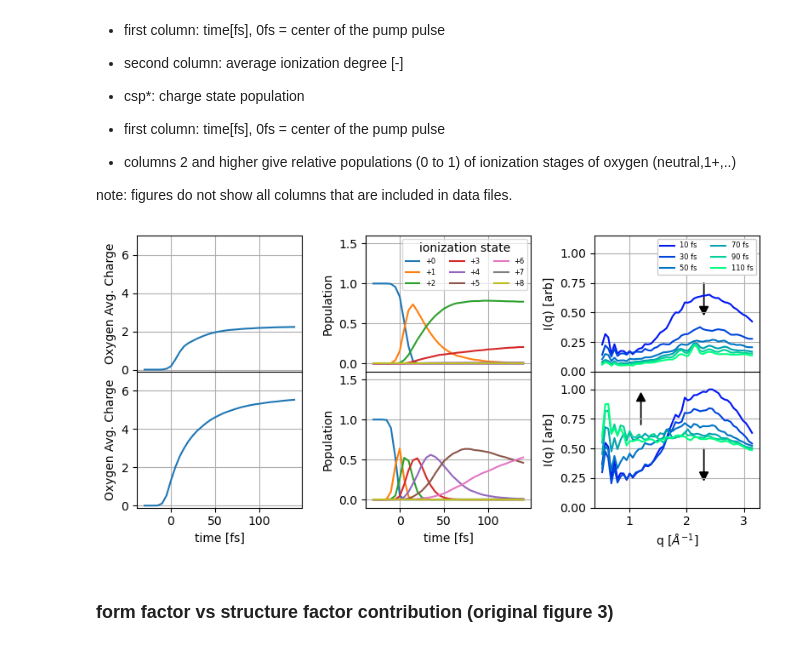
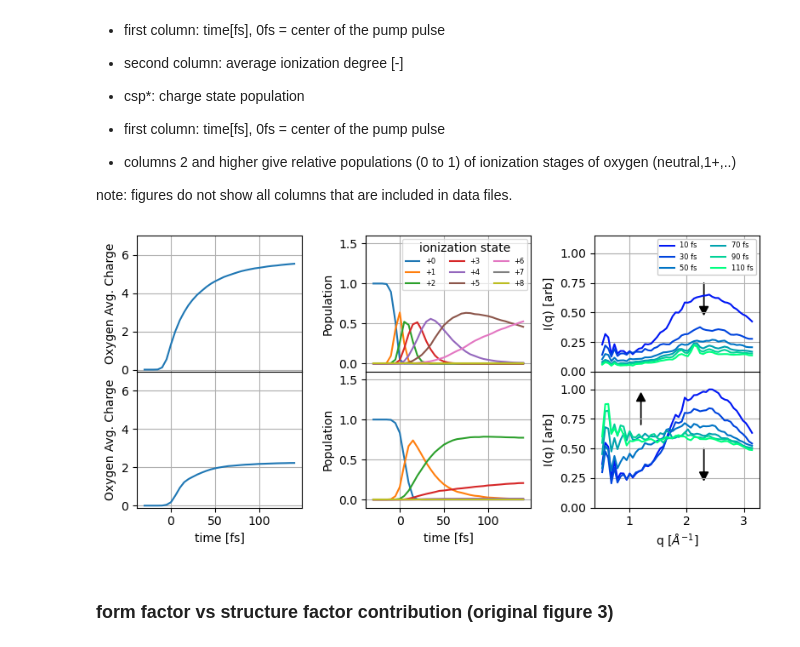
Before and after one commit to tjlane/cxig0715, a Jupyter notebook: figures/figures.ipynb, the cells around one changed output. Saved outputs shown, nothing was run; the diff lists cells and outputs as text; code cells hidden in the pictures.

Commit message:
figure bugfix, panel order

```diff
--- a/figures/figures.ipynb
+++ b/figures/figures.ipynb
@@ -199,8 +199,8 @@ ion_100 = np.genfromtxt("./fig2/ion47_100_single.txt")
 # %%
 fix, axes = plt.subplots(2, 3, figsize=(8,4))
 
-axes[0,0].plot(ion_010[:,0], ion_010[:,1])
-axes[1,0].plot(ion_100[:,0], ion_100[:,1])
+axes[0,0].plot(ion_100[:,0], ion_100[:,1])
+axes[1,0].plot(ion_010[:,0], ion_010[:,1])
 
 for i in range(2):
     axes[i,0].set_ylim([-0.1, 7.0])
@@ -209,8 +209,8 @@ for i in range(2):
 
 # --------
 
-axes[0,1].plot(csp_010[:,0], csp_010[:,1:])
-axes[1,1].plot(csp_100[:,0], csp_100[:,1:])
+axes[0,1].plot(csp_100[:,0], csp_100[:,1:])
+axes[1,1].plot(csp_010[:,0], csp_010[:,1:])
 
 for i in range(2):
     axes[i,1].set_ylim([-0.1, 1.6])
@@ -262,34 +262,34 @@ axes[0,2].arrow(
     color='k',
     head_width=0.15,
     head_length=0.07
 )
 axes[1,2].arrow(
     1.2, 0.7, 0, 0.2,
     color='k',
     head_width=0.15,
     head_length=0.07
 )
 axes[1,2].arrow(
     2.3, 0.5, 0, -0.2,
     color='k',
     head_width=0.15,
     head_length=0.07
 )
 
 # --------
 
 for i in range(2):
     axes[1,i].set_xlabel('time [fs]')
 
 # --------
 
 plt.tight_layout()
 plt.subplots_adjust(hspace=0)
 plt.savefig("ionization_states.png")
 plt.savefig("ionization_states.pdf")
 plt.show()
 # %% [output]
-[figure, old version]
+[figure, new version]
 # %% [markdown]
 ### form factor vs structure factor contribution (original figure 3)
 # %%
```
